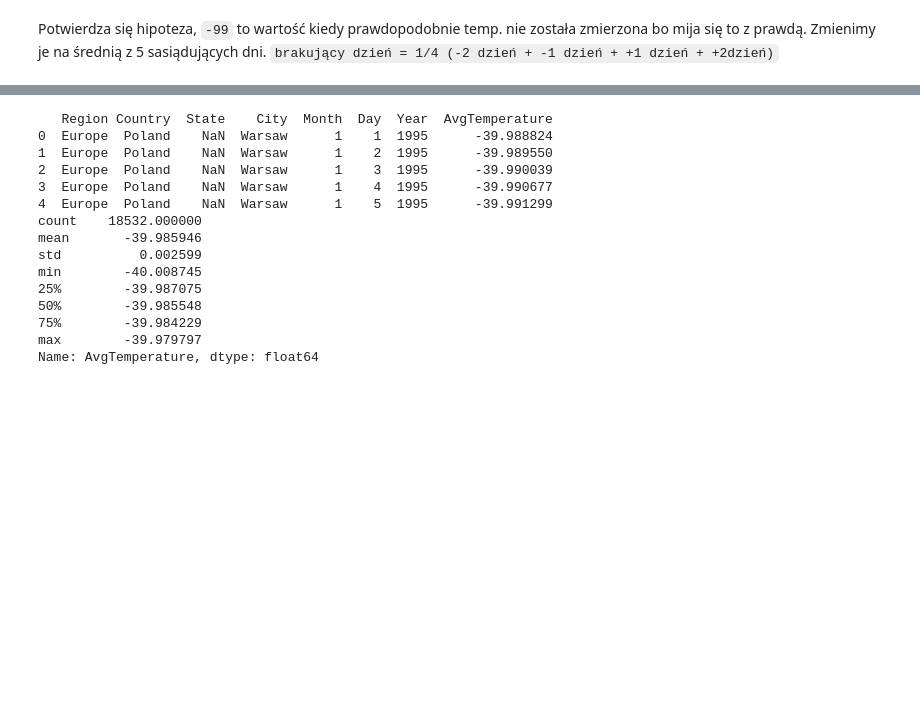
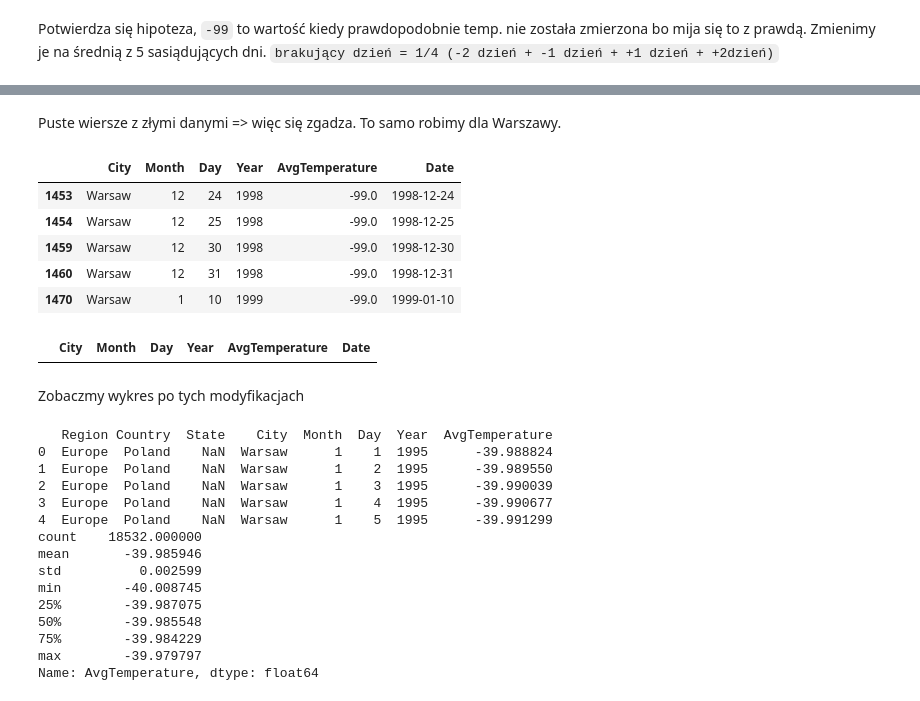
Before and after one commit to mathieuboro/raport, a Jupyter notebook: Raport_!.ipynb, the cells around one changed output, grey strips where cells are left out. Cells and saved outputs as stored; diff of their text form; code cells hidden in the pictures; blank space fills up the shorter version.

```diff
--- a/Raport_!.ipynb
+++ b/Raport_!.ipynb
@@ -98,0 +133,30 @@ DataError: No numeric types to aggregate
+# %% [markdown]
+Puste wiersze z złymi danymi => więc się zgadza. To samo robimy dla Warszawy.
+# %%
+warsaw_data[warsaw_data.AvgTemperature < -75].head()
+# %% [output]
+|  | City | Month | Day | Year | AvgTemperature | Date |
+| 1453 | Warsaw | 12 | 24 | 1998 | -99.0 | 1998-12-24 |
+| 1454 | Warsaw | 12 | 25 | 1998 | -99.0 | 1998-12-25 |
+| 1459 | Warsaw | 12 | 30 | 1998 | -99.0 | 1998-12-30 |
+| 1460 | Warsaw | 12 | 31 | 1998 | -99.0 | 1998-12-31 |
+| 1470 | Warsaw | 1 | 10 | 1999 | -99.0 | 1999-01-10 |
+# %%
+warsaw_data['AvgTemperature_New'] = warsaw_data['AvgTemperature']
+
+for i in range(len(warsaw_data)):
+    if warsaw_data.at[i, 'AvgTemperature'] == -99.0:
+        start_index = max(0, i - 2)
+        end_index = min(len(lisbon_data), i + 2)
+        neighbors = warsaw_data['AvgTemperature'].loc[start_index:end_index]
+        neighbors_without_minus_99 = neighbors[neighbors != -99.0]
+        warsaw_data.at[i, 'AvgTemperature_New'] = round(neighbors_without_minus_99.mean(), 2)
+
+warsaw_data['AvgTemperature'] = warsaw_data['AvgTemperature_New']
+warsaw_data = warsaw_data.drop('AvgTemperature_New', axis=1)
+
+warsaw_data[warsaw_data.AvgTemperature < -75].head()
+# %% [output]
+|  | City | Month | Day | Year | AvgTemperature | Date |
+# %% [markdown]
+Zobaczmy wykres po tych modyfikacjach
```
Also changed, not shown: parts of 8 cells of this notebook.
